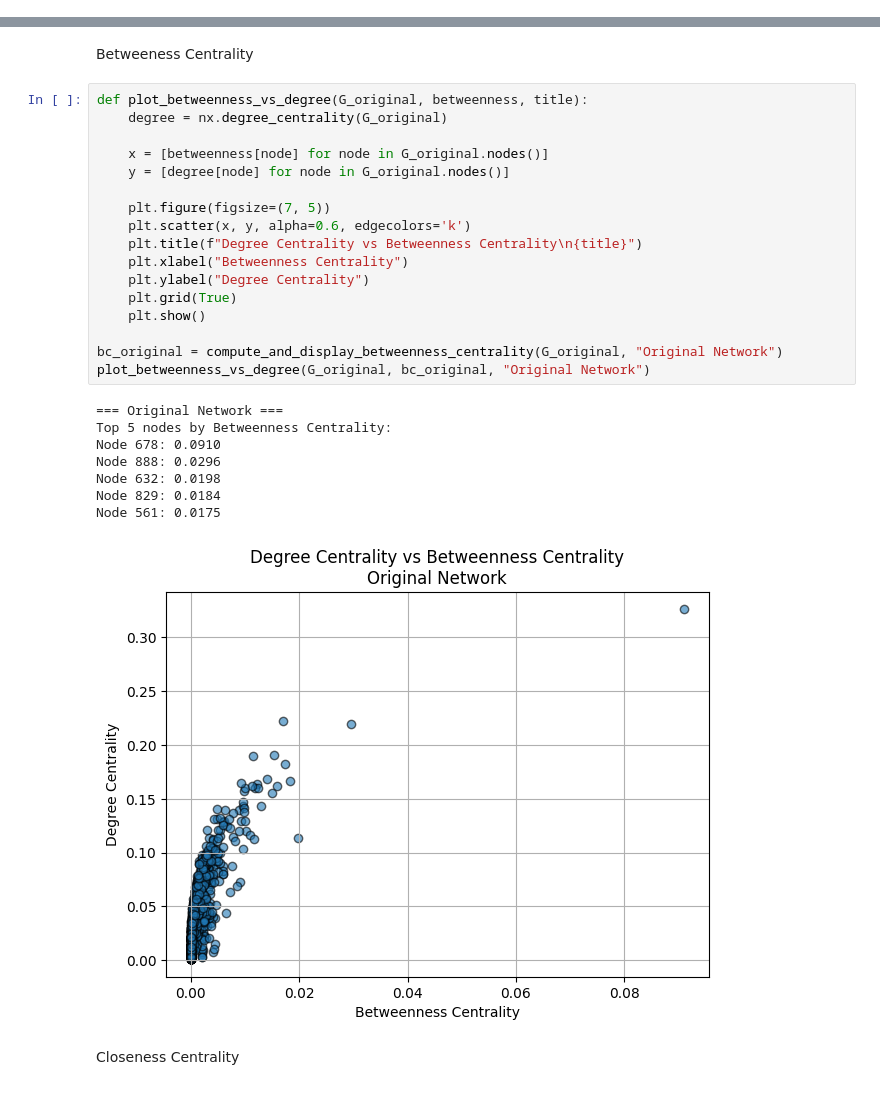
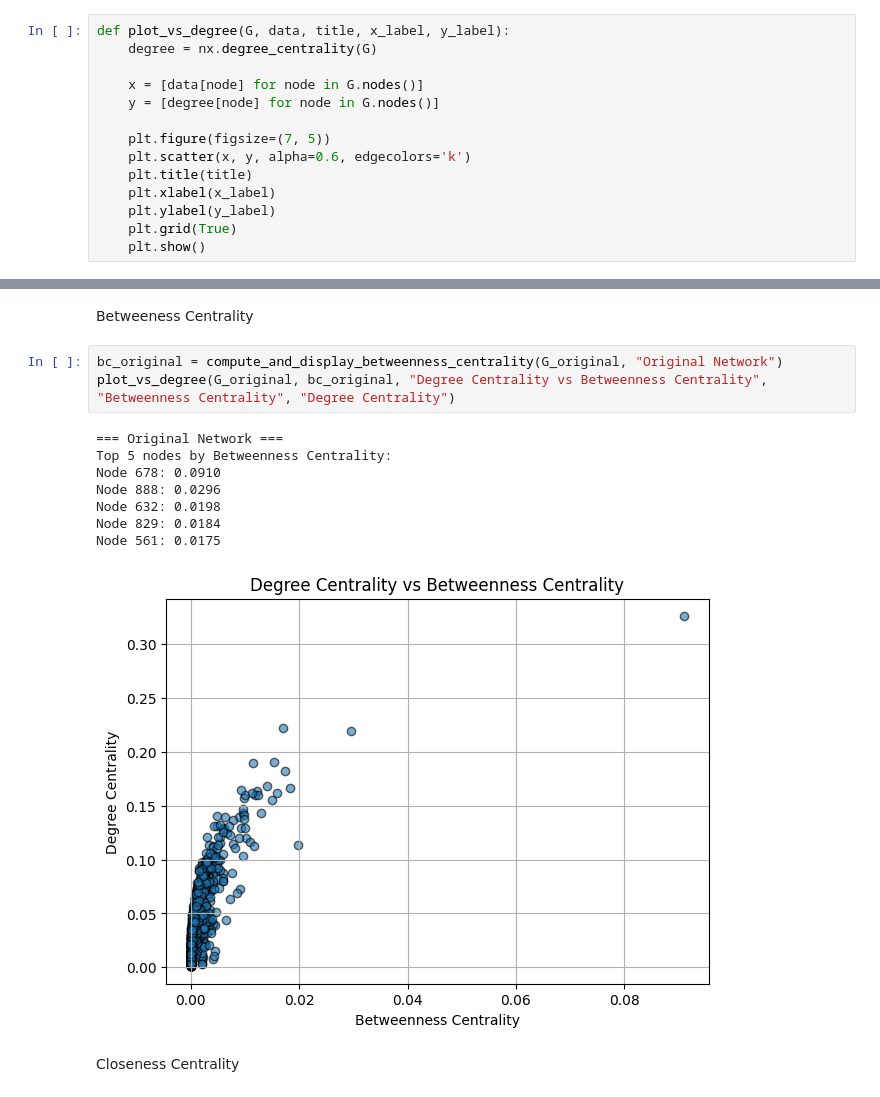
Before and after one commit to Master-HPC-2025/Social-Network-Analysis, a Jupyter notebook: project_1.ipynb, the cells around one changed output, grey strips where cells are left out. Saved outputs shown, nothing was run; the diff lists cells and outputs as text.

```diff
--- a/project_1.ipynb
+++ b/project_1.ipynb
@@ -379,6 +379,20 @@ def compute_and_display_eigenvector_centrality(G, graph_name):
     except nx.NetworkXError as e:
         print(f"⚠️ Could not compute eigenvector centrality for {graph_name}: {e}")
         return None
+# %%
+def plot_vs_degree(G, data, title, x_label, y_label):
+    degree = nx.degree_centrality(G)
+
+    x = [data[node] for node in G.nodes()]
+    y = [degree[node] for node in G.nodes()]
+
+    plt.figure(figsize=(7, 5))
+    plt.scatter(x, y, alpha=0.6, edgecolors='k')
+    plt.title(title)
+    plt.xlabel(x_label)
+    plt.ylabel(y_label)
+    plt.grid(True)
+    plt.show()
 # %% [markdown]
 # First Network - Original
 # %% [markdown]
@@ -454,31 +477,17 @@ Node 645: 0.1904
 Node 146: 0.1894
 # %% [markdown]
 Betweeness Centrality
-# %%
-def plot_betweenness_vs_degree(G_original, betweenness, title):
-    degree = nx.degree_centrality(G_original)
-
-    x = [betweenness[node] for node in G_original.nodes()]
-    y = [degree[node] for node in G_original.nodes()]
-
-    plt.figure(figsize=(7, 5))
-    plt.scatter(x, y, alpha=0.6, edgecolors='k')
-    plt.title(f"Degree Centrality vs Betweenness Centrality\n{title}")
-    plt.xlabel("Betweenness Centrality")
-    plt.ylabel("Degree Centrality")
-    plt.grid(True)
-    plt.show()
-
-bc_original = compute_and_display_betweenness_centrality(G_original, "Original Network")
-plot_betweenness_vs_degree(G_original, bc_original, "Original Network")
-# %% [output]
-=== Original Network ===
-Top 5 nodes by Betweenness Centrality:
-Node 678: 0.0910
-Node 888: 0.0296
-Node 632: 0.0198
-Node 829: 0.0184
-Node 561: 0.0175
-[figure, removed]
+# %%
+bc_original = compute_and_display_betweenness_centrality(G_original, "Original Network")
+plot_vs_degree(G_original, bc_original, "Degree Centrality vs Betweenness Centrality", "Betweenness Centrality", "Degree Centrality")
+# %% [output]
+=== Original Network ===
+Top 5 nodes by Betweenness Centrality:
+Node 678: 0.0910
+Node 888: 0.0296
+Node 632: 0.0198
+Node 829: 0.0184
+Node 561: 0.0175
+[figure, added]
 # %% [markdown]
 Closeness Centrality
```
Also changed, not shown: parts of 47 cells of this notebook.
